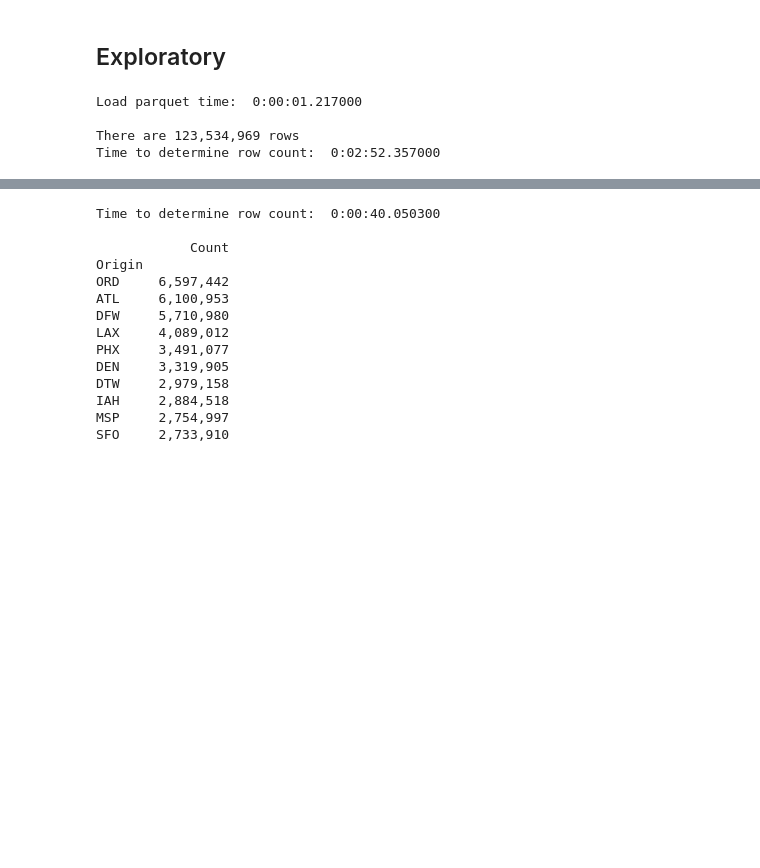
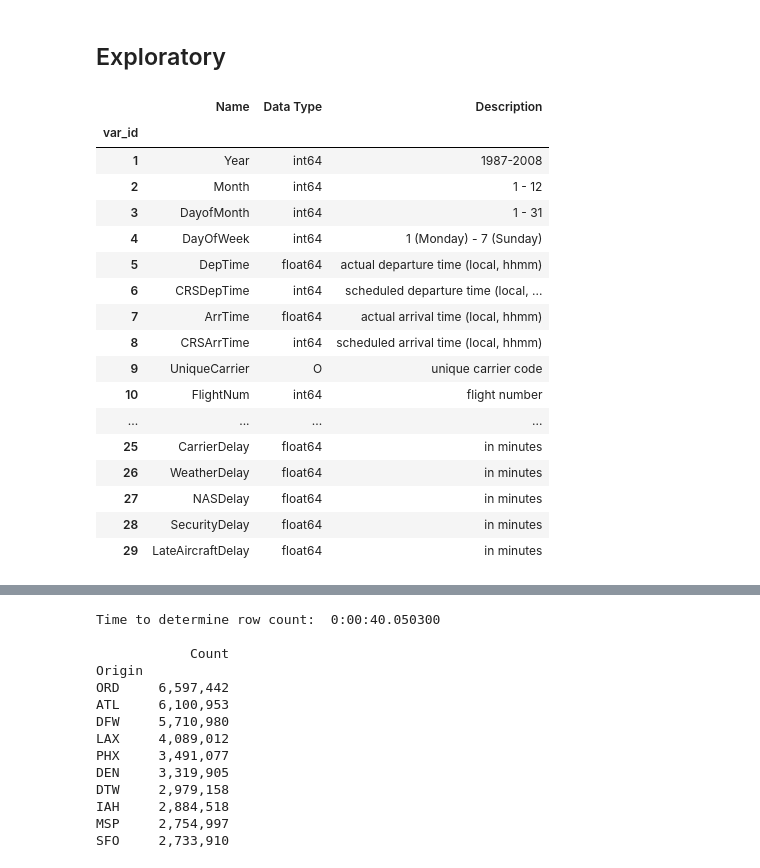
Before and after one commit to rlshuhart/Unit-14_Analyzing_Airline_Flight_Delays, a Jupyter notebook: reports/BHallum_RShuhart_CFicklin_Unit14CaseStudy.ipynb, the cells around one changed output, grey strips where cells are left out. Saved outputs shown, nothing was run; the diff lists cells and outputs as text; code cells hidden in the pictures; blank space fills up the shorter version.

Commit message:
Add var description file to replace dictionary.  Reordered

```diff
--- a/reports/BHallum_RShuhart_CFicklin_Unit14CaseStudy.ipynb
+++ b/reports/BHallum_RShuhart_CFicklin_Unit14CaseStudy.ipynb
@@ -107,19 +76,34 @@ dts = {'ActualElapsedTime': 'float64', # Confirmed
+# %%
+# http://stat-computing.org/dataexpo/2009/the-data.html
+var_desc = pd.read_csv("../ref/var_descriptions.csv", index_col='var_id')
+var_desc
+# %% [output]
+|  | Name | Data Type | Description |
+| var_id |  |  |  |
+| 1 | Year | int64 | 1987-2008 |
+| 2 | Month | int64 | 1 - 12 |
+| 3 | DayofMonth | int64 | 1 - 31 |
+| 4 | DayOfWeek | int64 | 1 (Monday) - 7 (Sunday) |
+| 5 | DepTime | float64 | actual departure time (local, hhmm) |
+| 6 | CRSDepTime | int64 | scheduled departure time (local, ... |
+| 7 | ArrTime | float64 | actual arrival time (local, hhmm) |
+| 8 | CRSArrTime | int64 | scheduled arrival time (local, hhmm) |
+| 9 | UniqueCarrier | O | unique carrier code |
+| 10 | FlightNum | int64 | flight number |
+| ... | ... | ... | ... |
+| 25 | CarrierDelay | float64 | in minutes |
+| 26 | WeatherDelay | float64 | in minutes |
+| 27 | NASDelay | float64 | in minutes |
+| 28 | SecurityDelay | float64 | in minutes |
+| 29 | LateAircraftDelay | float64 | in minutes |
 # %%
-# Load compressed Parquet format of all years
+# Load compressed Parquet format of all years ~2 sec
 start = datetime.now()
 all_years = dd.read_parquet(parq_folder)
 print("Load parquet time: ", datetime.now() - start)
 print()
 
-# Length of dask dataframe
+# Length of dask dataframe ~3 min
 start = datetime.now()
 print("There are {:,d} rows".format(len(all_years))) #123,534,969 Matches Eric Larson
 print("Time to determine row count: ", datetime.now() - start)
-
-# Tiny sample of
-all_years.sample(.00001).head()
-# %% [output]
-Load parquet time:  0:00:01.217000
-
-There are 123,534,969 rows
-Time to determine row count:  0:02:52.357000
```
Also changed, not shown: parts of 10 cells of this notebook, 1 other file.
